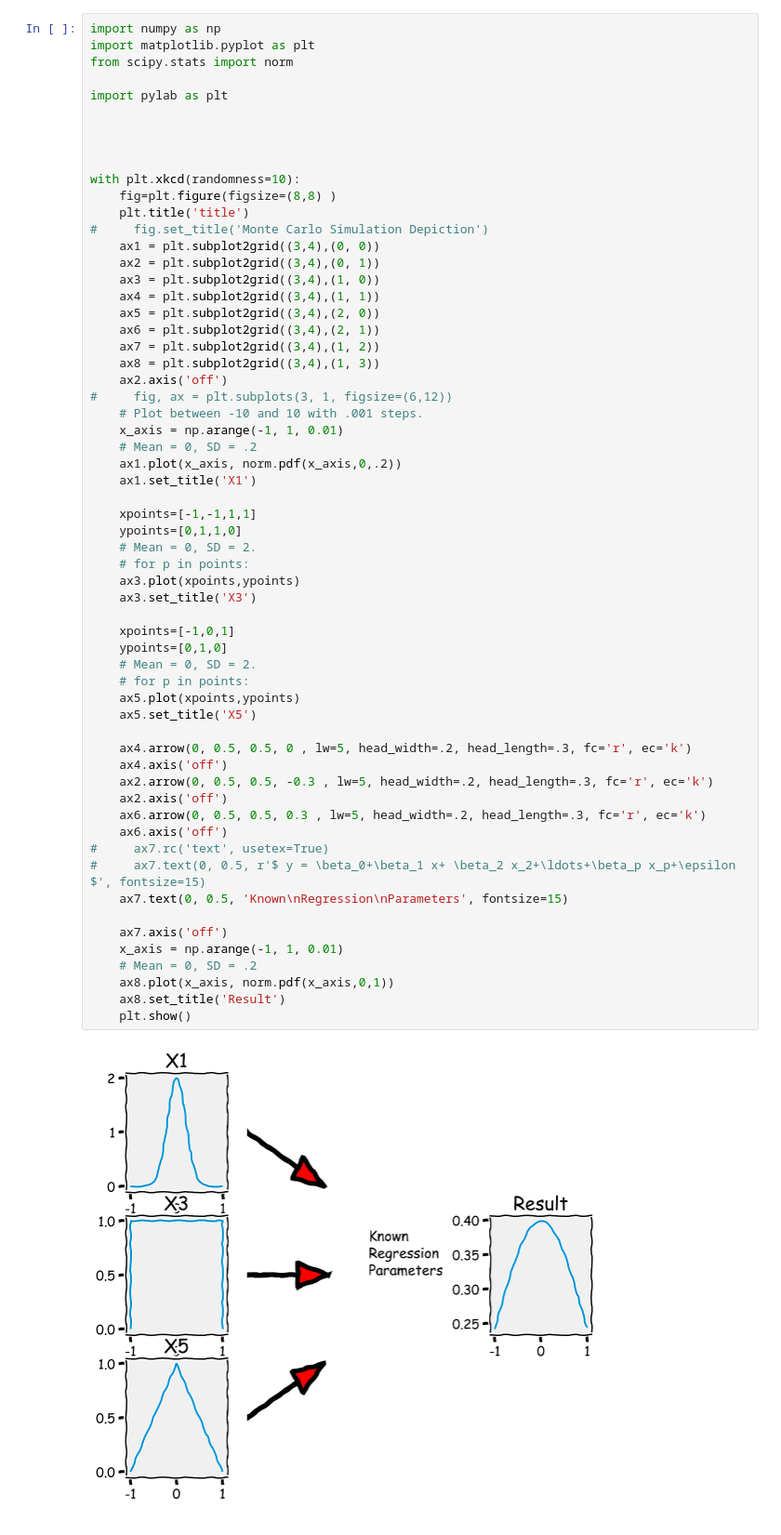
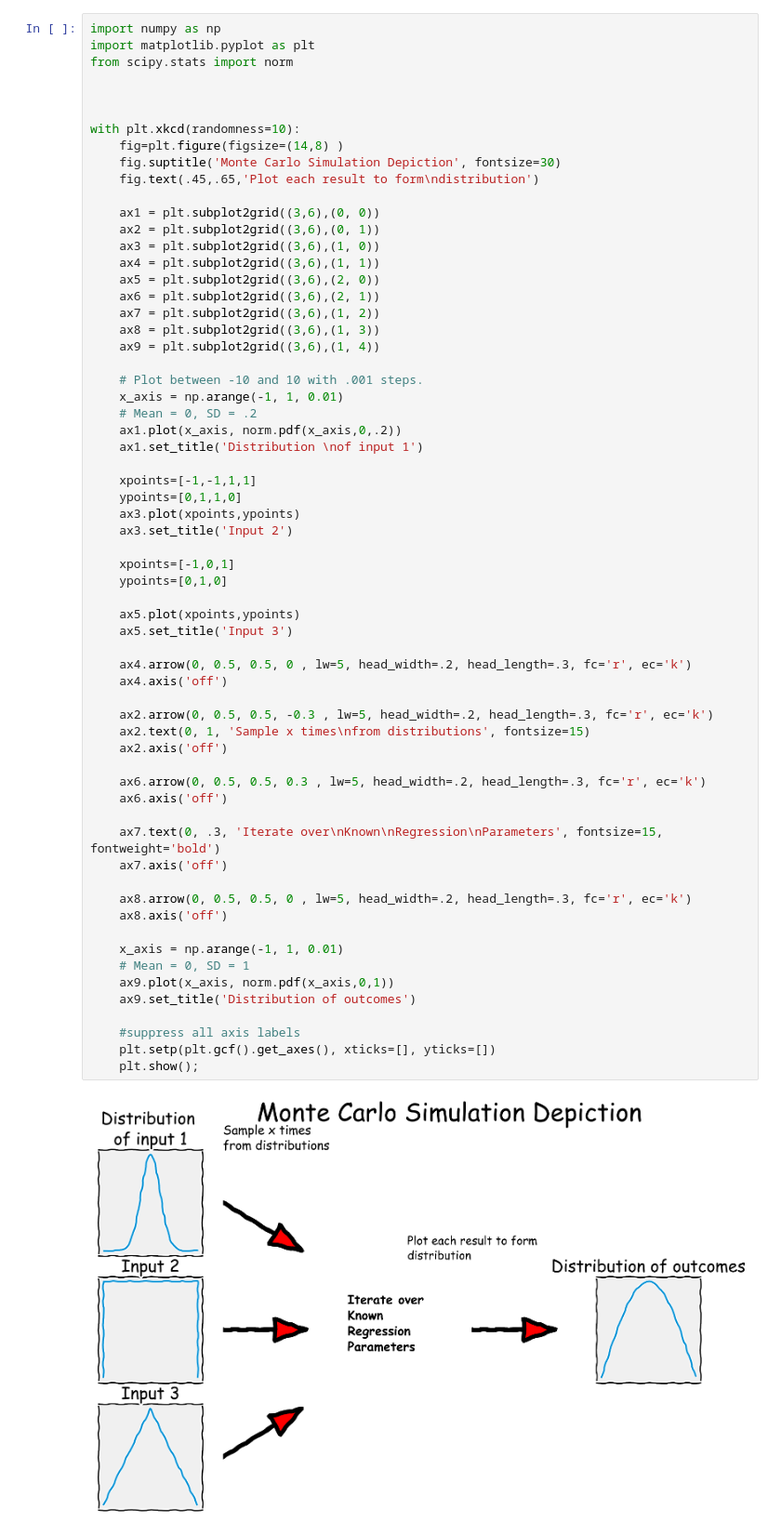
Before and after one commit to MaartenKool/CookBooks, a Jupyter notebook: McMcInShort.ipynb, the cells around one changed output. Shown at 93% size. Drawn from its saved outputs; the diff is of its cells as text.

```diff
--- a/McMcInShort.ipynb
+++ b/McMcInShort.ipynb
@@ -157,61 +155,64 @@ weather_chain.generate_states(current_state='Snowy', no=10)
 import numpy as np
 import matplotlib.pyplot as plt
 from scipy.stats import norm
 
-import pylab as plt
-
-
 
 
 with plt.xkcd(randomness=10):
-    fig=plt.figure(figsize=(8,8) )
-    plt.title('title')
-#     fig.set_title('Monte Carlo Simulation Depiction')
-    ax1 = plt.subplot2grid((3,4),(0, 0))
-    ax2 = plt.subplot2grid((3,4),(0, 1))
-    ax3 = plt.subplot2grid((3,4),(1, 0))
-    ax4 = plt.subplot2grid((3,4),(1, 1))
-    ax5 = plt.subplot2grid((3,4),(2, 0))
-    ax6 = plt.subplot2grid((3,4),(2, 1))
-    ax7 = plt.subplot2grid((3,4),(1, 2))
-    ax8 = plt.subplot2grid((3,4),(1, 3))
-    ax2.axis('off')
-#     fig, ax = plt.subplots(3, 1, figsize=(6,12))
+    fig=plt.figure(figsize=(14,8) )
+    fig.suptitle('Monte Carlo Simulation Depiction', fontsize=30)
+    fig.text(.45,.65,'Plot each result to form\ndistribution')
+
+    ax1 = plt.subplot2grid((3,6),(0, 0))
+    ax2 = plt.subplot2grid((3,6),(0, 1))
+    ax3 = plt.subplot2grid((3,6),(1, 0))
+    ax4 = plt.subplot2grid((3,6),(1, 1))
+    ax5 = plt.subplot2grid((3,6),(2, 0))
+    ax6 = plt.subplot2grid((3,6),(2, 1))
+    ax7 = plt.subplot2grid((3,6),(1, 2))
+    ax8 = plt.subplot2grid((3,6),(1, 3))
+    ax9 = plt.subplot2grid((3,6),(1, 4))
+
     # Plot between -10 and 10 with .001 steps.
     x_axis = np.arange(-1, 1, 0.01)
     # Mean = 0, SD = .2
     ax1.plot(x_axis, norm.pdf(x_axis,0,.2))
-    ax1.set_title('X1')
+    ax1.set_title('Distribution \nof input 1')
 
     xpoints=[-1,-1,1,1]
     ypoints=[0,1,1,0]
-    # Mean = 0, SD = 2.
-    # for p in points:
     ax3.plot(xpoints,ypoints)
-    ax3.set_title('X3')
+    ax3.set_title('Input 2')
 
     xpoints=[-1,0,1]
     ypoints=[0,1,0]
-    # Mean = 0, SD = 2.
-    # for p in points:
+
     ax5.plot(xpoints,ypoints)
-    ax5.set_title('X5')
+    ax5.set_title('Input 3')
 
     ax4.arrow(0, 0.5, 0.5, 0 , lw=5, head_width=.2, head_length=.3, fc='r', ec='k')
     ax4.axis('off')
+
     ax2.arrow(0, 0.5, 0.5, -0.3 , lw=5, head_width=.2, head_length=.3, fc='r', ec='k')
+    ax2.text(0, 1, 'Sample x times\nfrom distributions', fontsize=15)
     ax2.axis('off')
+
     ax6.arrow(0, 0.5, 0.5, 0.3 , lw=5, head_width=.2, head_length=.3, fc='r', ec='k')
     ax6.axis('off')
-#     ax7.rc('text', usetex=True)
-#     ax7.text(0, 0.5, r'$ y = \beta_0+\beta_1 x+ \beta_2 x_2+\ldots+\beta_p x_p+\epsilon $', fontsize=15)
-    ax7.text(0, 0.5, 'Known\nRegression\nParameters', fontsize=15)
 
+    ax7.text(0, .3, 'Iterate over\nKnown\nRegression\nParameters', fontsize=15, fontweight='bold')
     ax7.axis('off')
+
+    ax8.arrow(0, 0.5, 0.5, 0 , lw=5, head_width=.2, head_length=.3, fc='r', ec='k')
+    ax8.axis('off')
+
     x_axis = np.arange(-1, 1, 0.01)
-    # Mean = 0, SD = .2
-    ax8.plot(x_axis, norm.pdf(x_axis,0,1))
-    ax8.set_title('Result')
-    plt.show()
+    # Mean = 0, SD = 1
+    ax9.plot(x_axis, norm.pdf(x_axis,0,1))
+    ax9.set_title('Distribution of outcomes')
+
+    #suppress all axis labels
+    plt.setp(plt.gcf().get_axes(), xticks=[], yticks=[])
+    plt.show();
 # %% [output]
-[figure, old version]
+[figure, new version]
```
Also changed, not shown: parts of 14 cells of this notebook.
